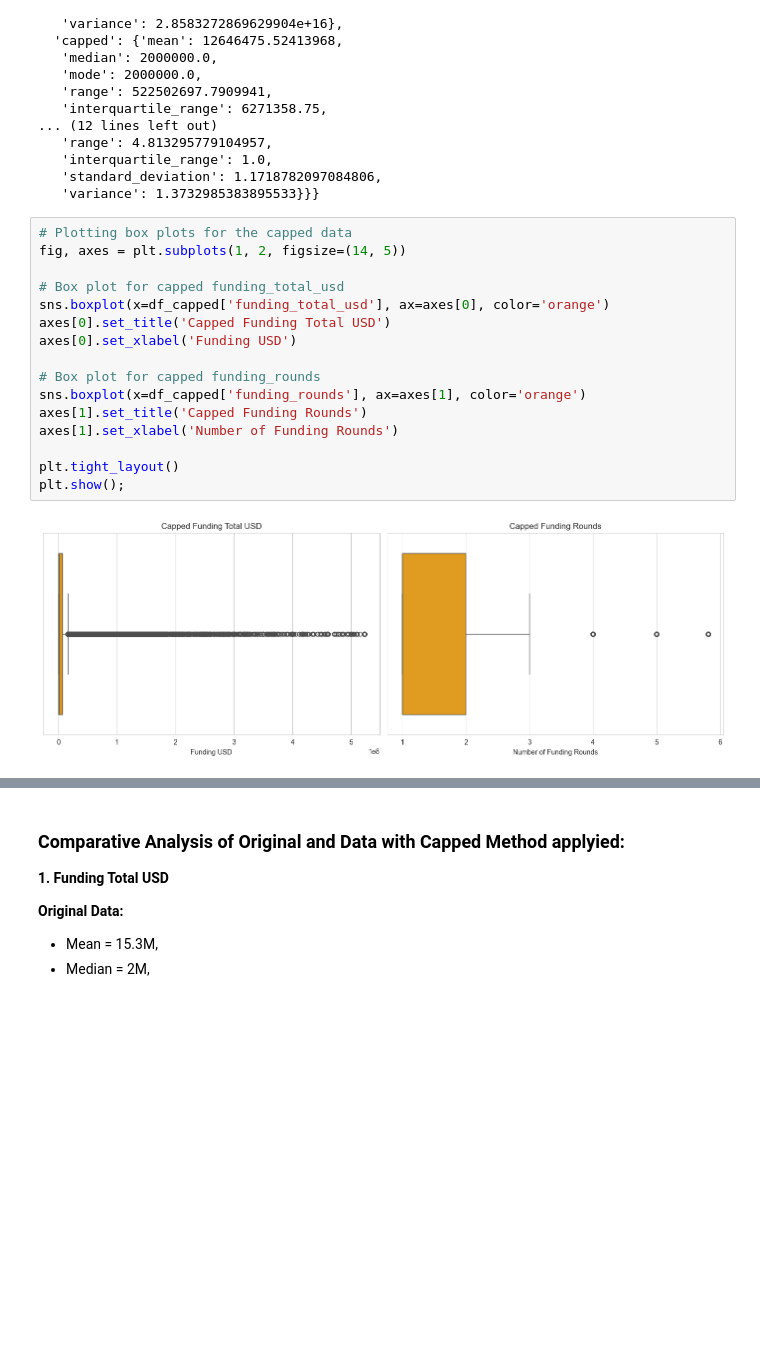
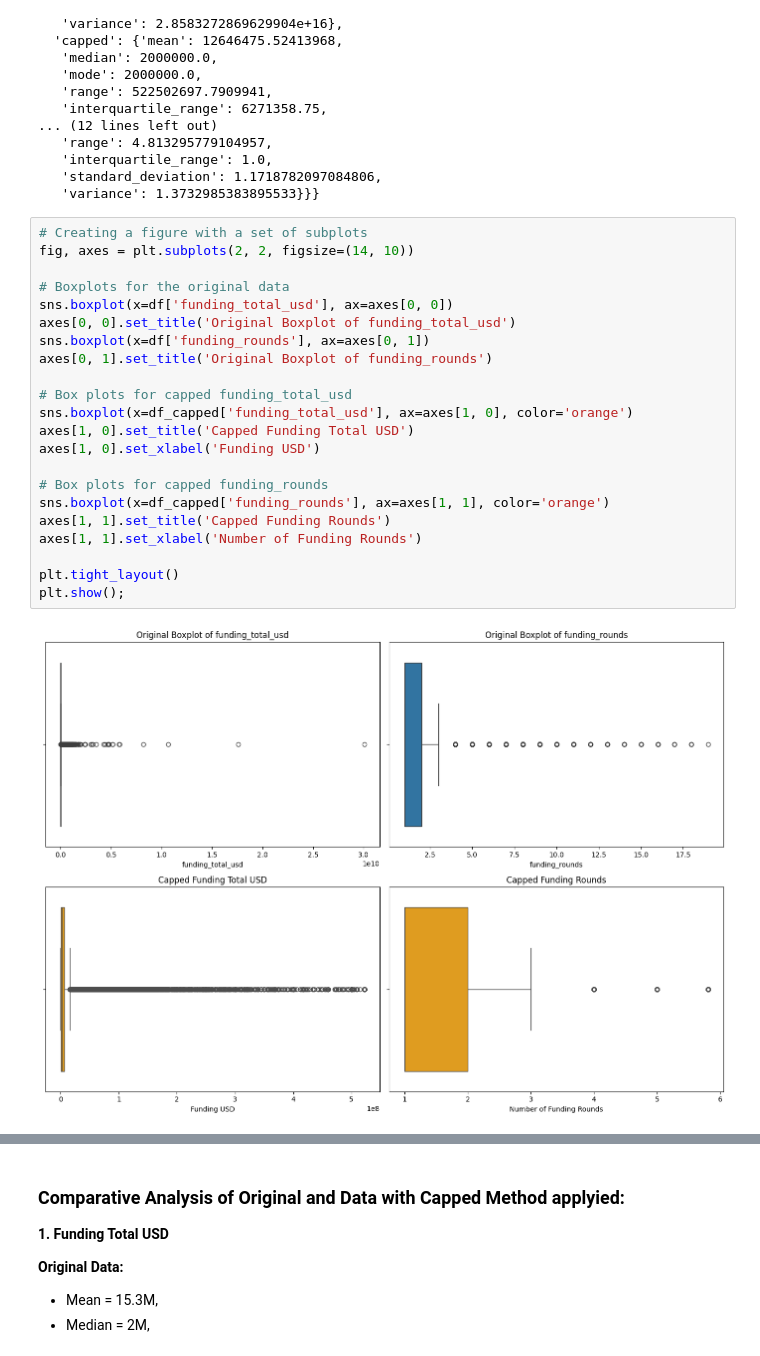
Before and after one commit to andresbrcu2020/World_StartUp_Analysis, a Jupyter notebook: World_Startup_Data_Analysis.ipynb, the cells around one changed output, grey strips where cells are left out. Drawn from its saved outputs; the diff is of its cells as text; blank space fills up the shorter version.

```diff
--- a/World_Startup_Data_Analysis.ipynb
+++ b/World_Startup_Data_Analysis.ipynb
@@ -1275,20 +1329,26 @@ comparative_results_capped
    'standard_deviation': 1.1718782097084806,
    'variance': 1.3732985383895533}}}
 # %%
-# Plotting box plots for the capped data
-fig, axes = plt.subplots(1, 2, figsize=(14, 5))
+# Creating a figure with a set of subplots
+fig, axes = plt.subplots(2, 2, figsize=(14, 10))
 
-# Box plot for capped funding_total_usd
-sns.boxplot(x=df_capped['funding_total_usd'], ax=axes[0], color='orange')
-axes[0].set_title('Capped Funding Total USD')
-axes[0].set_xlabel('Funding USD')
+# Boxplots for the original data
+sns.boxplot(x=df['funding_total_usd'], ax=axes[0, 0])
+axes[0, 0].set_title('Original Boxplot of funding_total_usd')
+sns.boxplot(x=df['funding_rounds'], ax=axes[0, 1])
+axes[0, 1].set_title('Original Boxplot of funding_rounds')
 
-# Box plot for capped funding_rounds
-sns.boxplot(x=df_capped['funding_rounds'], ax=axes[1], color='orange')
-axes[1].set_title('Capped Funding Rounds')
-axes[1].set_xlabel('Number of Funding Rounds')
+# Box plots for capped funding_total_usd
+sns.boxplot(x=df_capped['funding_total_usd'], ax=axes[1, 0], color='orange')
+axes[1, 0].set_title('Capped Funding Total USD')
+axes[1, 0].set_xlabel('Funding USD')
+
+# Box plots for capped funding_rounds
+sns.boxplot(x=df_capped['funding_rounds'], ax=axes[1, 1], color='orange')
+axes[1, 1].set_title('Capped Funding Rounds')
+axes[1, 1].set_xlabel('Number of Funding Rounds')
 
 plt.tight_layout()
 plt.show();
 # %% [output]
-[figure, old version]
+[figure, new version]
```
Also changed, not shown: parts of 31 cells of this notebook.
